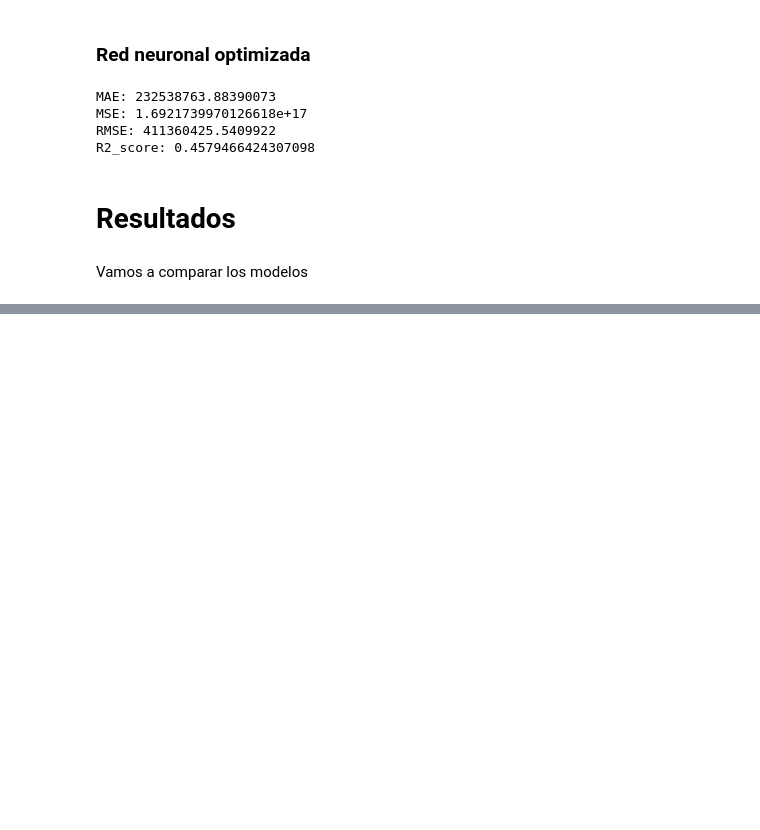
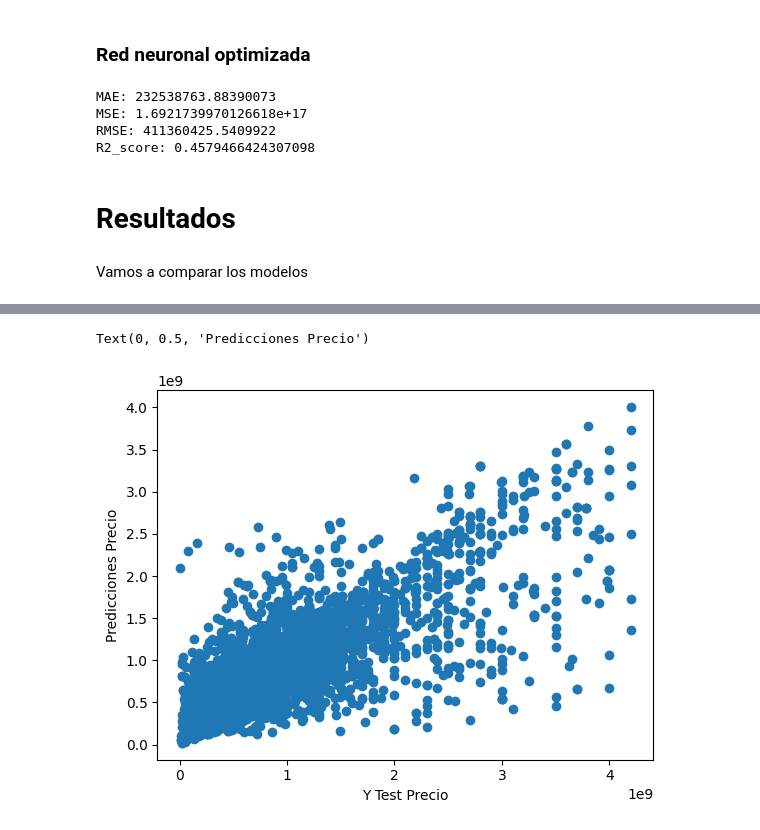
Before and after one commit to evinracher/3008338-geospatial-analysis, a Jupyter notebook: project/house-price-medellin.ipynb, the cells around one changed output, grey strips where cells are left out. Drawn from its saved outputs; the diff is of its cells as text; code cells hidden in the pictures; blank space fills up the shorter version.

```diff
--- a/project/house-price-medellin.ipynb
+++ b/project/house-price-medellin.ipynb
@@ -1311,0 +1320,8 @@ test_model_comparison
+# %%
+import matplotlib.pyplot as plt
+plt.scatter(test_target, y_pred_test_best_random_forest)
+plt.xlabel("Y Test Precio")
+plt.ylabel("Predicciones Precio")
+# %% [output]
+Text(0, 0.5, 'Predicciones Precio')
+[figure, added]
```
Also changed, not shown: parts of 2 cells of this notebook.
